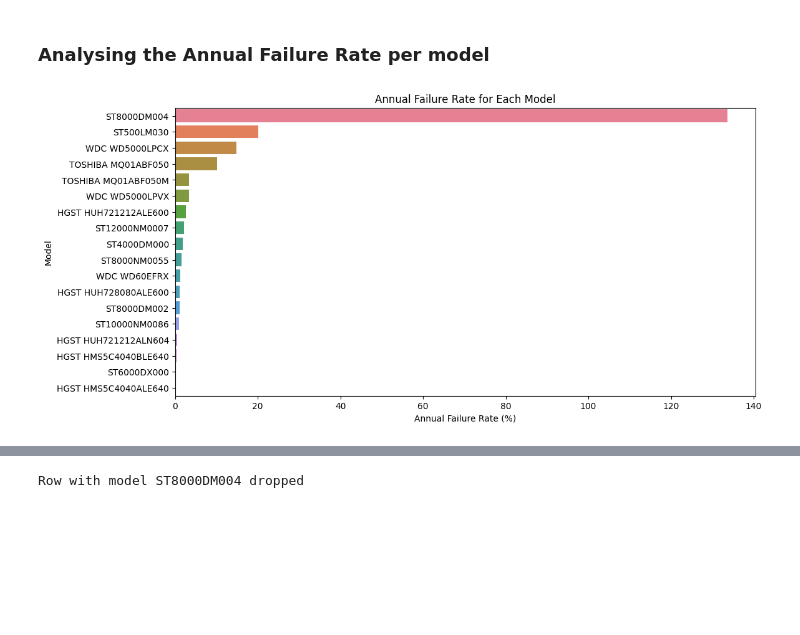
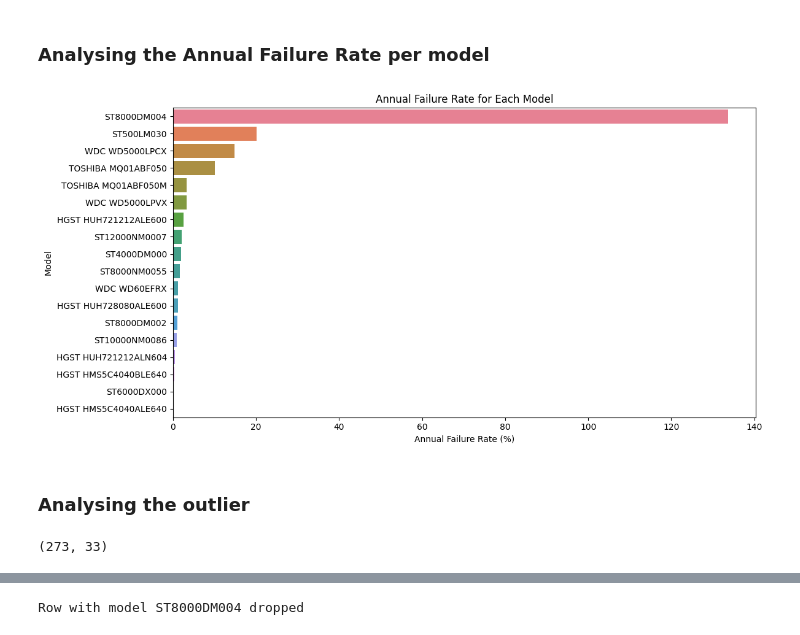
Before and after one commit to baari-ali/hard-drive-predictive-maintenance, a Jupyter notebook: src/data_analysis.ipynb, the cells around one changed output, grey strips where cells are left out. Cells and saved outputs as stored; diff of their text form; code cells hidden in the pictures; blank space fills up the shorter version.

```diff
--- a/src/data_analysis.ipynb
+++ b/src/data_analysis.ipynb
@@ -89,3 +66,5 @@ df[df['total_failures'] > 1]['serial_number'].nunique()
+# %%
+df = df.drop('total_failures', axis=1)
 # %% [markdown]
 ## Emulating Backblaze's method to calculate the annual failure rate from their SQL files
 # %% [markdown]
@@ -359,10 +327,18 @@ sorted_AFR.head()
 ### Analysing the Annual Failure Rate per model
 # %%
 plt.figure(figsize=(12, 6))
-sns.barplot(x='annual_failure_rate (%)', y='model', hue='model', data=sorted_AFR)
+sns.barplot(data=sorted_AFR, x='annual_failure_rate (%)', y='model', hue='model')
 plt.title('Annual Failure Rate for Each Model')
 plt.xlabel('Annual Failure Rate (%)')
 plt.ylabel('Model')
+plt.tight_layout()
+plt.savefig('../img/AFR_for_each_model.png')
 plt.show()
 # %% [output]
-[figure, old version]
+[figure, new version]
+# %% [markdown]
+### Analysing the outlier
+# %%
+df[df['model'] == 'ST8000DM004'].shape
+# %% [output]
+(273, 33)
```
Also changed, not shown: parts of 42 cells of this notebook.
